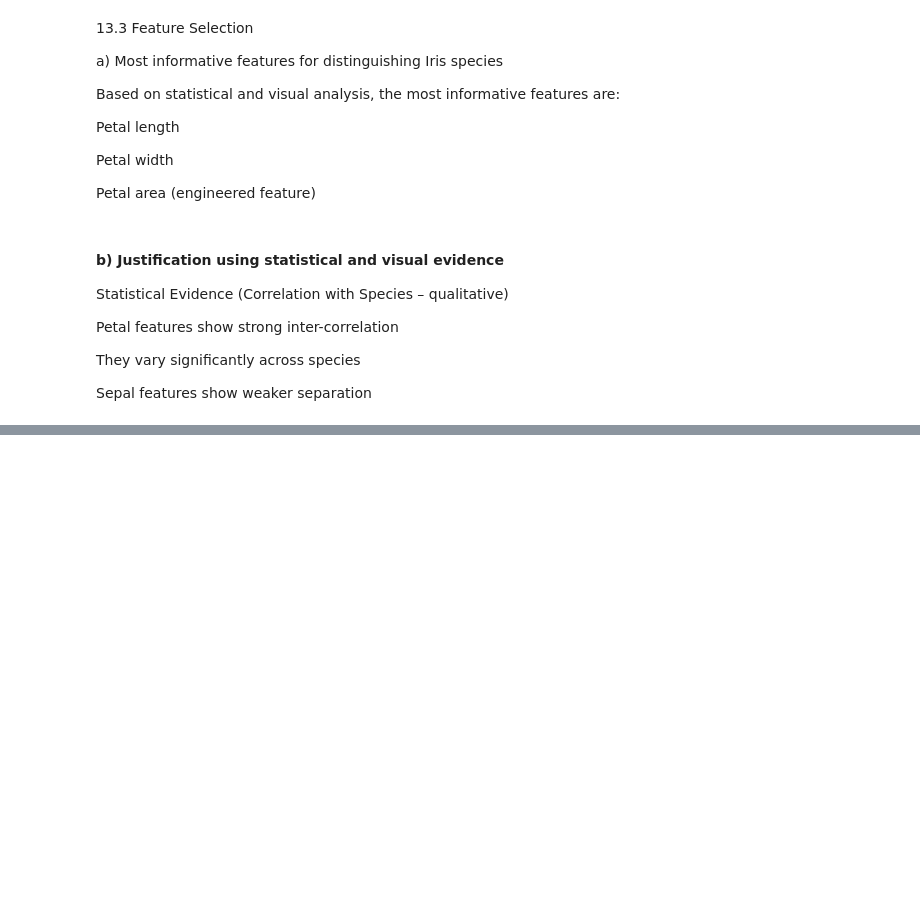
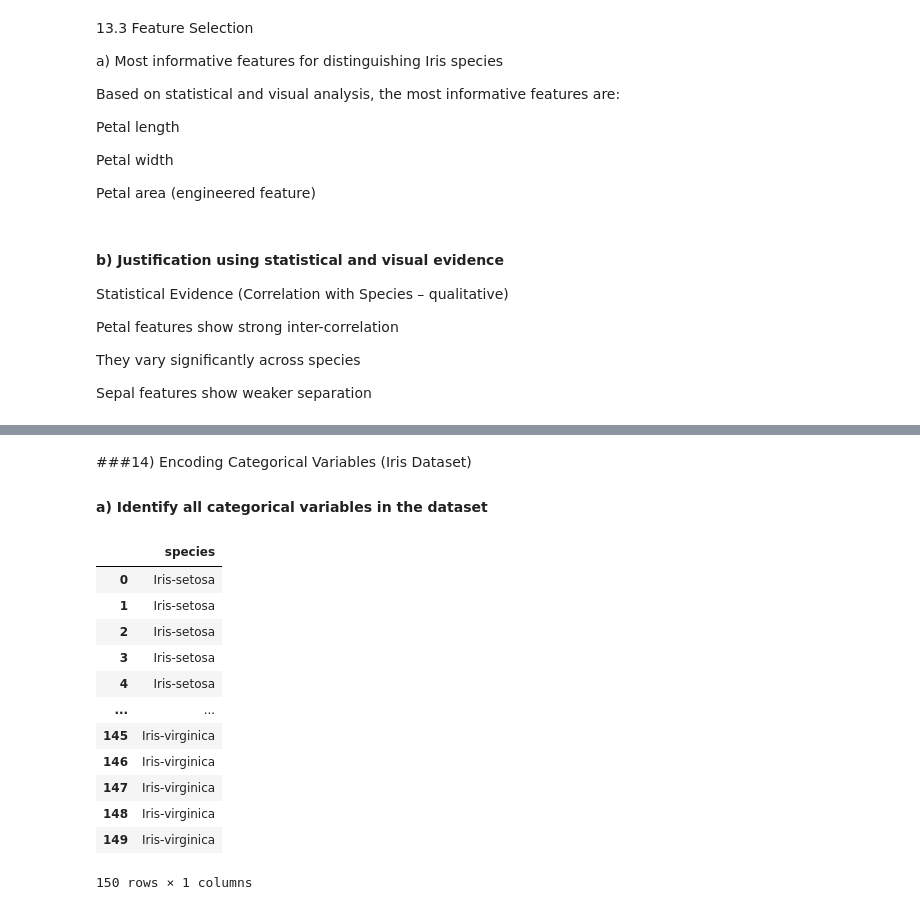
Before and after one commit to Clinton1029/Data_analysis, a Jupyter notebook: Data_analysis.ipynb, the cells around one changed output, grey strips where cells are left out. Drawn from its saved outputs; the diff is of its cells as text; code cells hidden in the pictures; blank space fills up the shorter version.

```diff
--- a/Data_analysis.ipynb
+++ b/Data_analysis.ipynb
@@ -728,0 +738,19 @@ Sepal features show weaker separation
+# %% [markdown]
+###14)  Encoding Categorical Variables (Iris Dataset)
+#### a) Identify all categorical variables in the dataset
+# %%
+data.select_dtypes(include=["object"])
+# %% [output]
+|  | species |
+| 0 | Iris-setosa |
+| 1 | Iris-setosa |
+| 2 | Iris-setosa |
+| 3 | Iris-setosa |
+| 4 | Iris-setosa |
+| ... | ... |
+| 145 | Iris-virginica |
+| 146 | Iris-virginica |
+| 147 | Iris-virginica |
+| 148 | Iris-virginica |
+| 149 | Iris-virginica |
+150 rows × 1 columns
```
Also changed, not shown: parts of 3 cells of this notebook.
